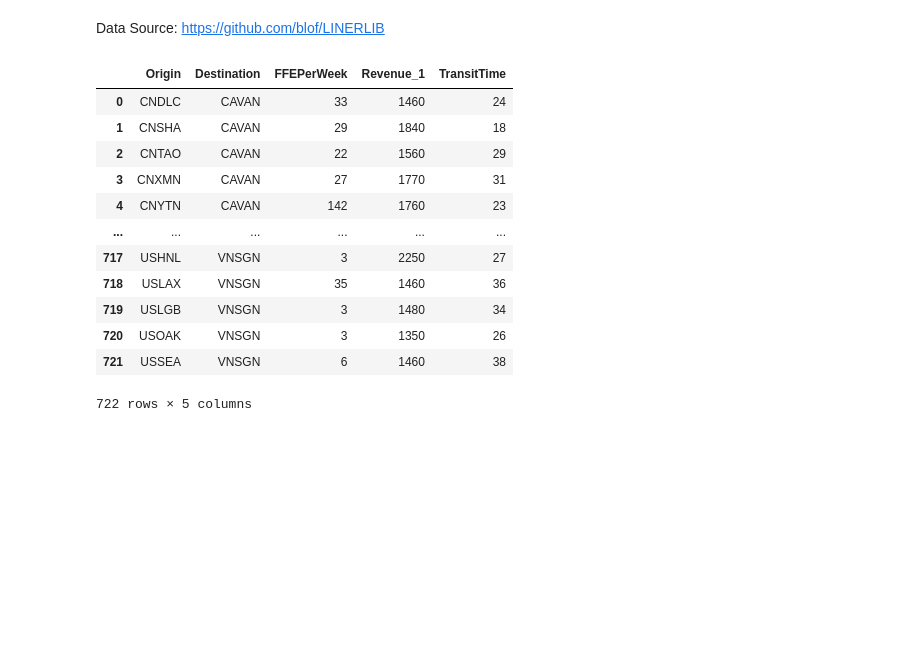
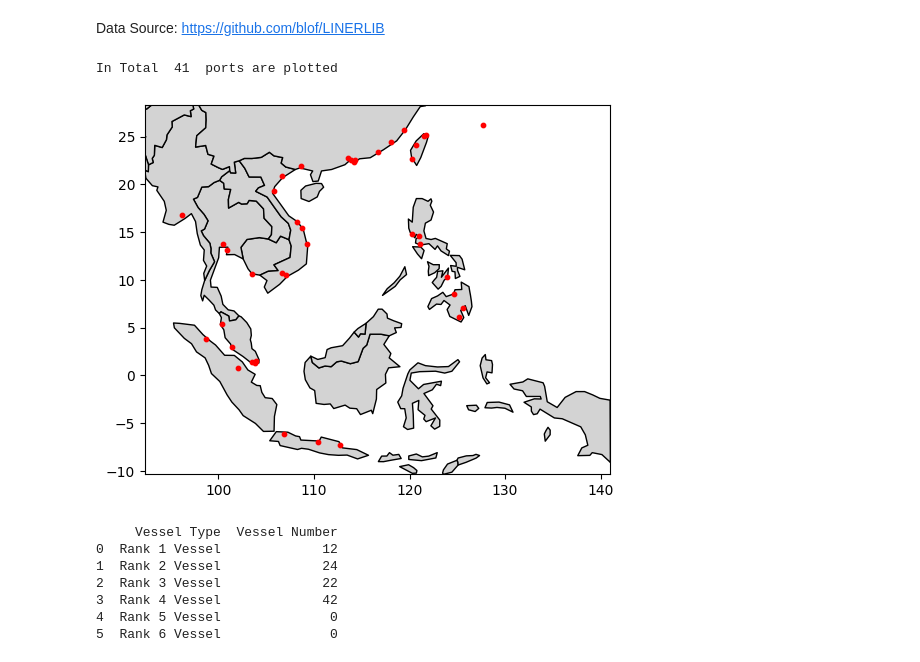
Before and after one commit to anjaliancy/nus-cma-proj-priv, a Jupyter notebook: src/test_benchmarks.ipynb, the cells around one changed output. Saved outputs shown, nothing was run; the diff lists cells and outputs as text; code cells hidden in the pictures; blank space fills up the shorter version.

```diff
--- a/src/test_benchmarks.ipynb
+++ b/src/test_benchmarks.ipynb
@@ -10,18 +17,20 @@ southeastern_asia = [
 	'Indonesia', 'Philippines', 'Malaysia', 'Singapore',
 	'Brunei', 'Timor-Leste'
 ]
+_, cma_portpool = cma.read_port_data()
+# %%
+_, _, cma_portpool_selected = cma_portpool.plot(southeastern_asia)
+# %% [output]
+In Total  41  ports are plotted
+[figure, added]
 # %%
+vessel_pool = read_vessel_class_data()
+vessel_pool
 # %% [output]
-|  | Origin | Destination | FFEPerWeek | Revenue_1 | TransitTime |
-| 0 | CNDLC | CAVAN | 33 | 1460 | 24 |
-| 1 | CNSHA | CAVAN | 29 | 1840 | 18 |
-| 2 | CNTAO | CAVAN | 22 | 1560 | 29 |
-| 3 | CNXMN | CAVAN | 27 | 1770 | 31 |
-| 4 | CNYTN | CAVAN | 142 | 1760 | 23 |
-| ... | ... | ... | ... | ... | ... |
-| 717 | USHNL | VNSGN | 3 | 2250 | 27 |
-| 718 | USLAX | VNSGN | 35 | 1460 | 36 |
-| 719 | USLGB | VNSGN | 3 | 1480 | 34 |
-| 720 | USOAK | VNSGN | 3 | 1350 | 26 |
-| 721 | USSEA | VNSGN | 6 | 1460 | 38 |
-722 rows × 5 columns
+     Vessel Type  Vessel Number
+0  Rank 1 Vessel             12
+1  Rank 2 Vessel             24
+2  Rank 3 Vessel             22
+3  Rank 4 Vessel             42
+4  Rank 5 Vessel              0
+5  Rank 6 Vessel              0
```
Also changed, not shown: parts of 4 cells of this notebook, 3 other files.
